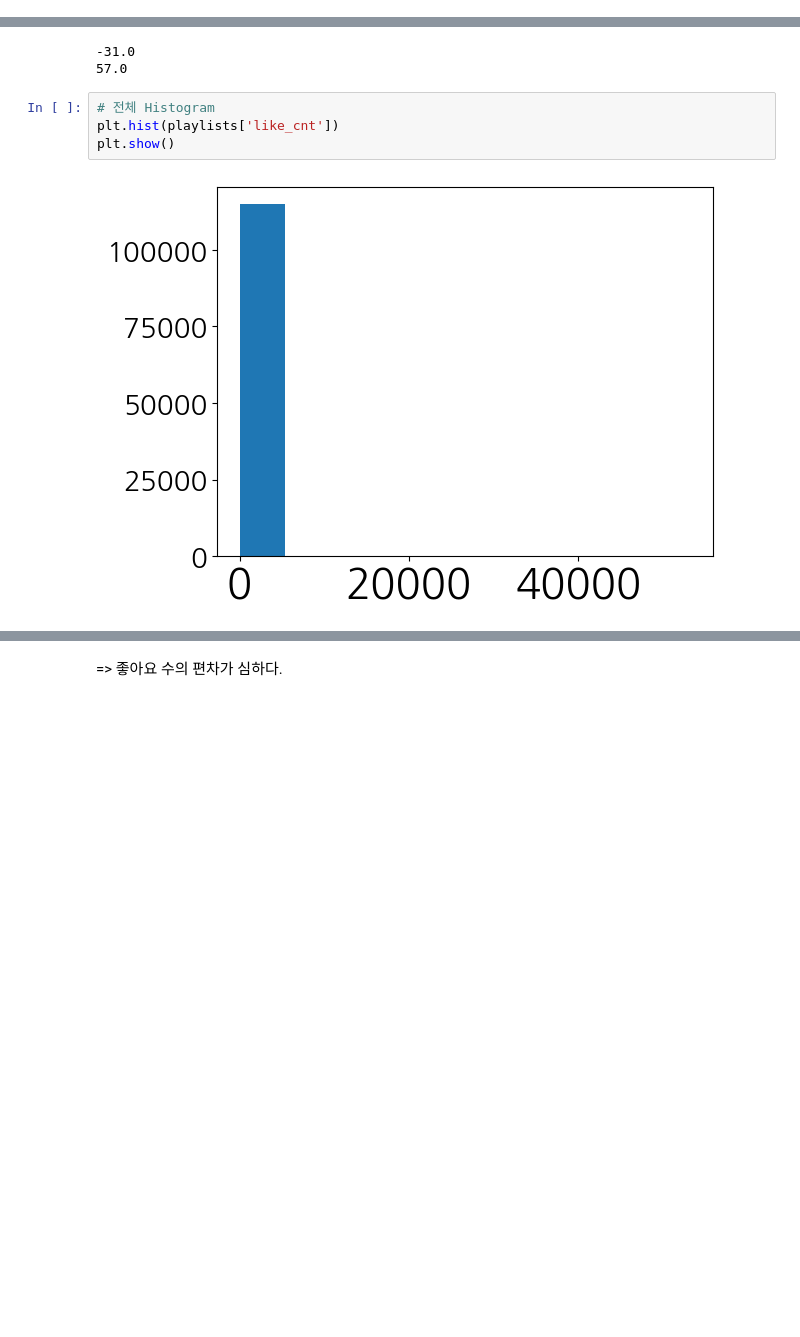
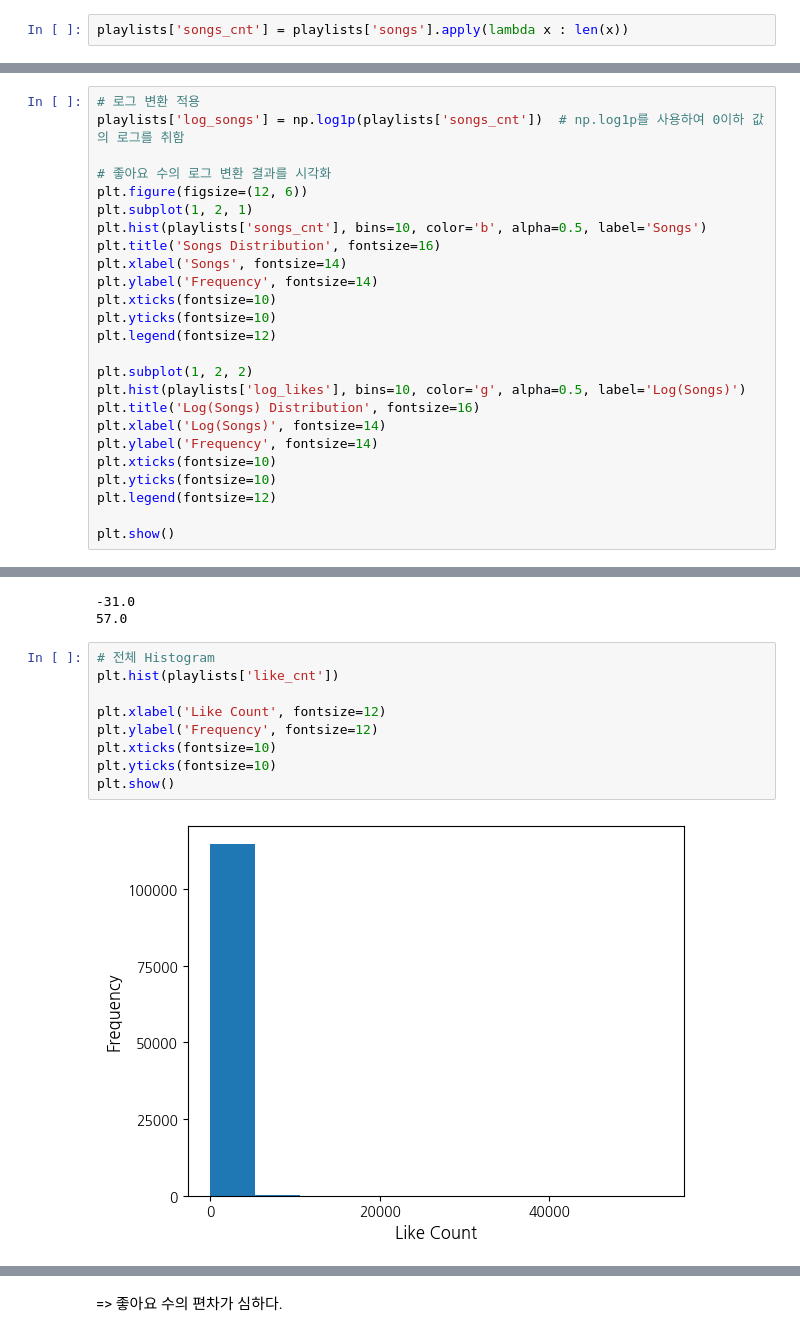
Before and after one commit to pulpo125/AIPlayer_Pling, a Jupyter notebook: 1_analysis/2_EDA.ipynb, the cells around one changed output, grey strips where cells are left out. Saved outputs shown, nothing was run; the diff lists cells and outputs as text; blank space fills up the shorter version.

```diff
--- a/1_analysis/2_EDA.ipynb
+++ b/1_analysis/2_EDA.ipynb
@@ -490,0 +419,2 @@ print("아웃라이어 값(정렬):", sorted_outlier_points) # 107~200
+# %%
+playlists['songs_cnt'] = playlists['songs'].apply(lambda x : len(x))
@@ -490,0 +475,25 @@ print("아웃라이어 값(정렬):", sorted_outlier_points) # 107~200
+# %%
+# 로그 변환 적용
+playlists['log_songs'] = np.log1p(playlists['songs_cnt'])  # np.log1p를 사용하여 0이하 값의 로그를 취함
+
+# 좋아요 수의 로그 변환 결과를 시각화
+plt.figure(figsize=(12, 6))
+plt.subplot(1, 2, 1)
+plt.hist(playlists['songs_cnt'], bins=10, color='b', alpha=0.5, label='Songs')
+plt.title('Songs Distribution', fontsize=16)
+plt.xlabel('Songs', fontsize=14)
+plt.ylabel('Frequency', fontsize=14)
+plt.xticks(fontsize=10)
+plt.yticks(fontsize=10)
+plt.legend(fontsize=12)
+
+plt.subplot(1, 2, 2)
+plt.hist(playlists['log_likes'], bins=10, color='g', alpha=0.5, label='Log(Songs)')
+plt.title('Log(Songs) Distribution', fontsize=16)
+plt.xlabel('Log(Songs)', fontsize=14)
+plt.ylabel('Frequency', fontsize=14)
+plt.xticks(fontsize=10)
+plt.yticks(fontsize=10)
+plt.legend(fontsize=12)
+
+plt.show()
@@ -515,6 +545,11 @@ print(Q3+(1.5*IQR))
 # %%
 # 전체 Histogram
 plt.hist(playlists['like_cnt'])
+
+plt.xlabel('Like Count', fontsize=12)
+plt.ylabel('Frequency', fontsize=12)
+plt.xticks(fontsize=10)
+plt.yticks(fontsize=10)
 plt.show()
 # %% [output]
-[figure, old version]
+[figure, new version]
```
Also changed, not shown: parts of 34 cells of this notebook, 2 other files.
